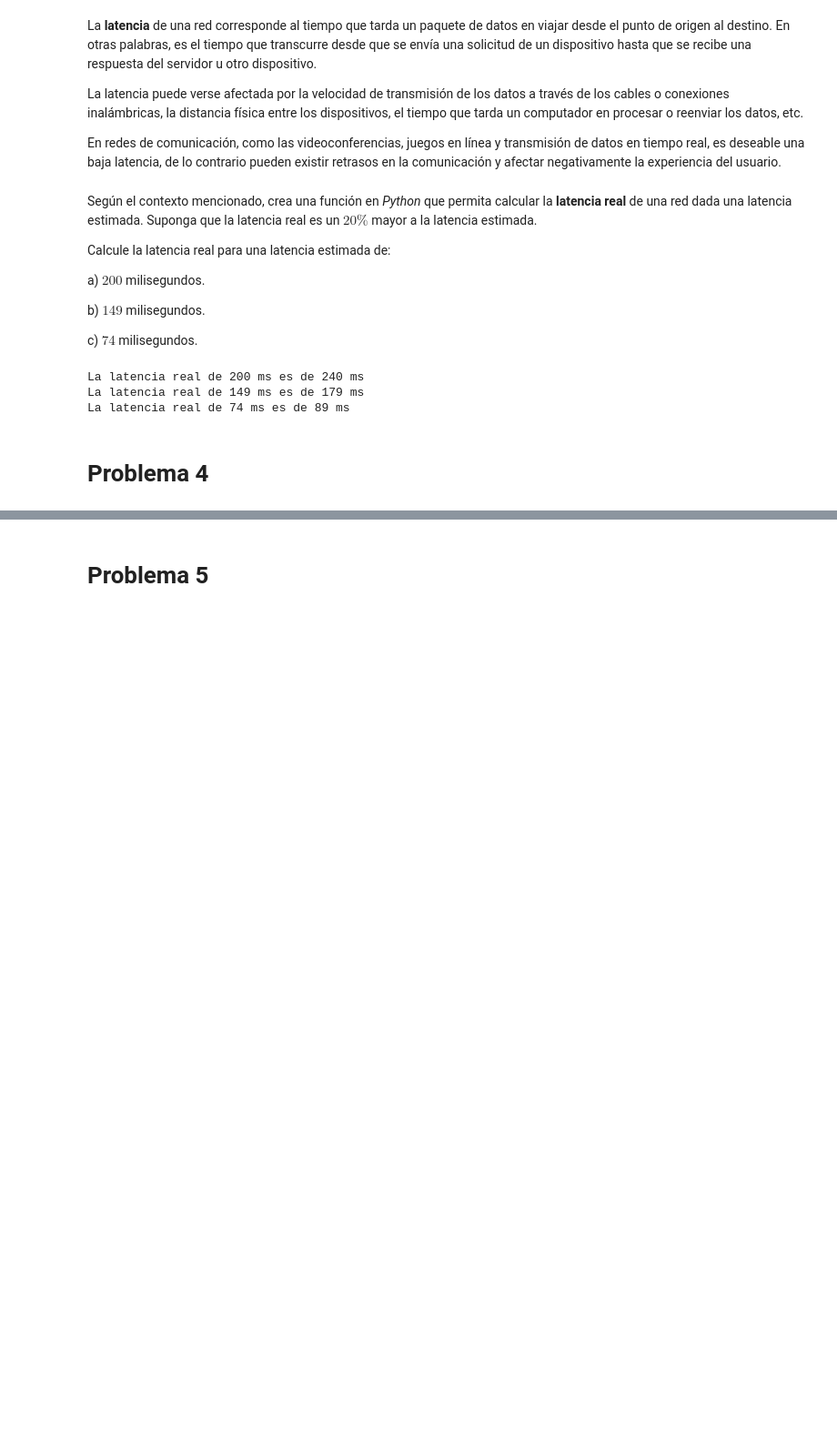
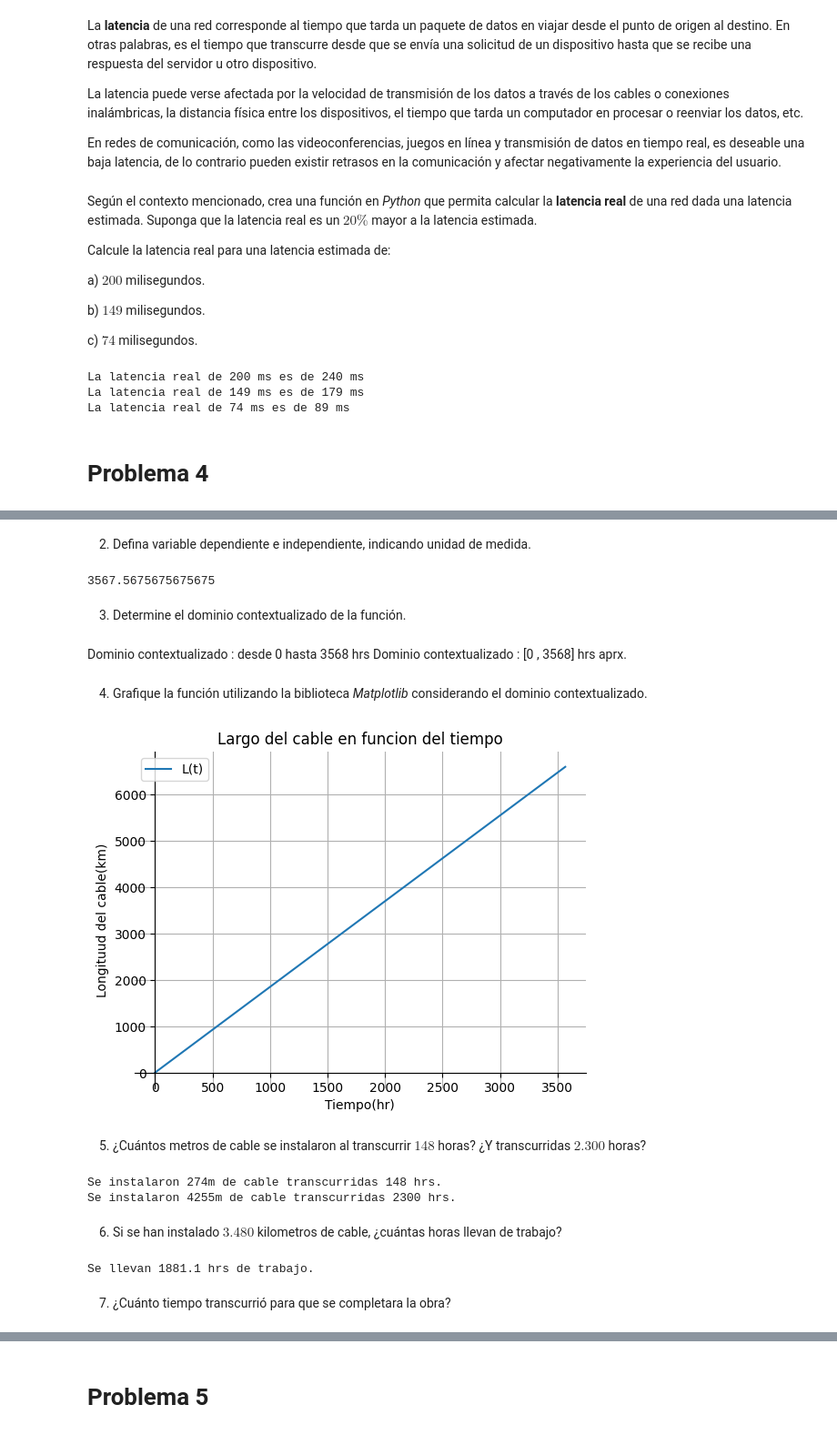
Before and after one commit to tomasm-duoc/Trabajos, a Jupyter notebook: 2do Semestre/MAT Aplicada/14.08/G1_Funciones.ipynb, the cells around one changed output, grey strips where cells are left out. Shown at 91% size. Cells and saved outputs as stored; diff of their text form; code cells hidden in the pictures; blank space fills up the shorter version.

```diff
--- a/2do Semestre/MAT Aplicada/14.08/G1_Funciones.ipynb
+++ b/2do Semestre/MAT Aplicada/14.08/G1_Funciones.ipynb
@@ -96,0 +87,76 @@ Como parte de un proyecto de mejora, en el año $2021$ se instaló un cable de f
+# %%
+# L(t)=1.85*t (velocidad por tiempo)
+def L(t):
+    L=1.85*t
+    return L
+# %% [markdown]
+
+2.   Defina variable dependiente e independiente, indicando unidad de medida.
+# %%
+6600/1.85
+# %% [output]
+3567.5675675675675
+# %% [markdown]
+
+3.   Determine el dominio contextualizado de la función.
+# %% [markdown]
+Dominio contextualizado : desde 0 hasta 3568 hrs
+Dominio contextualizado : [0 , 3568] hrs aprx.
+# %% [markdown]
+
+4.   Grafique la función utilizando la biblioteca *Matplotlib* considerando el dominio contextualizado.
+# %%
+vel = round(6600/1.85)
+
+import matplotlib.pyplot as plt
+import numpy as np
+
+def L(t):
+    return 1.85*t
+
+x = np.arange(0,vel,1)
+plt.plot(x,L(x),label="L(t)")
+
+plt.title("Largo del cable en funcion del tiempo")
+plt.xlabel("Tiempo(hr)")
+plt.ylabel("Longituud del cable(km)")
+
+ax = plt.gca()
+ax.spines[["left","bottom"]].set_position(("data",0))
+ax.spines[["right","top"]].set_visible(False)
+
+plt.grid()
+plt.legend()
+plt.show()
+# %% [output]
+[figure, added]
+# %% [markdown]
+
+5.   ¿Cuántos metros de cable se instalaron al transcurrir $148$ horas? ¿Y transcurridas $2.300$ horas?
+# %%
+def L(t):
+    return 1.85*t
+
+print(f"Se instalaron {round(L(148))}km de cable transcurridas 148 hrs.")
+print(f"Se instalaron {round(L(2300))}km de cable transcurridas 2300 hrs.")
+# %% [output]
+Se instalaron 274m de cable transcurridas 148 hrs.
+Se instalaron 4255m de cable transcurridas 2300 hrs.
+# %% [markdown]
+
+6.   Si se han instalado $3.480$ kilometros de cable, ¿cuántas horas llevan de trabajo?
+# %%
+import sympy as sp
+
+def l(t):
+    return 1.85*t
+
+t = sp.Symbol("t")
+ecuacion = L(t)-3480
+solucion = sp.solve(ecuacion,t)
+print(f"Se llevan {round(solucion[0],1)} hrs de trabajo.")
+# %% [output]
+Se llevan 1881.1 hrs de trabajo.
+# %% [markdown]
+
+7.   ¿Cuánto tiempo transcurrió para que se completara la obra?
```
Also changed, not shown: parts of 22 cells of this notebook, 1 other file.
